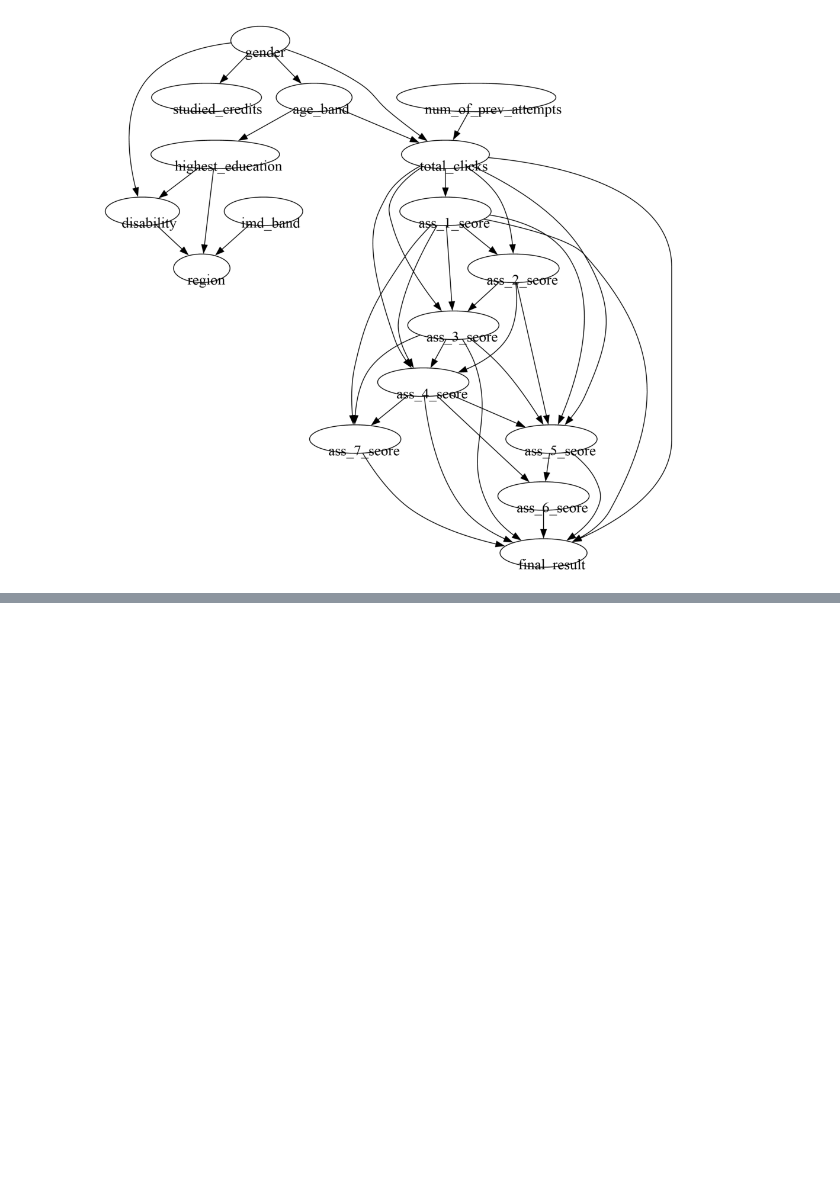
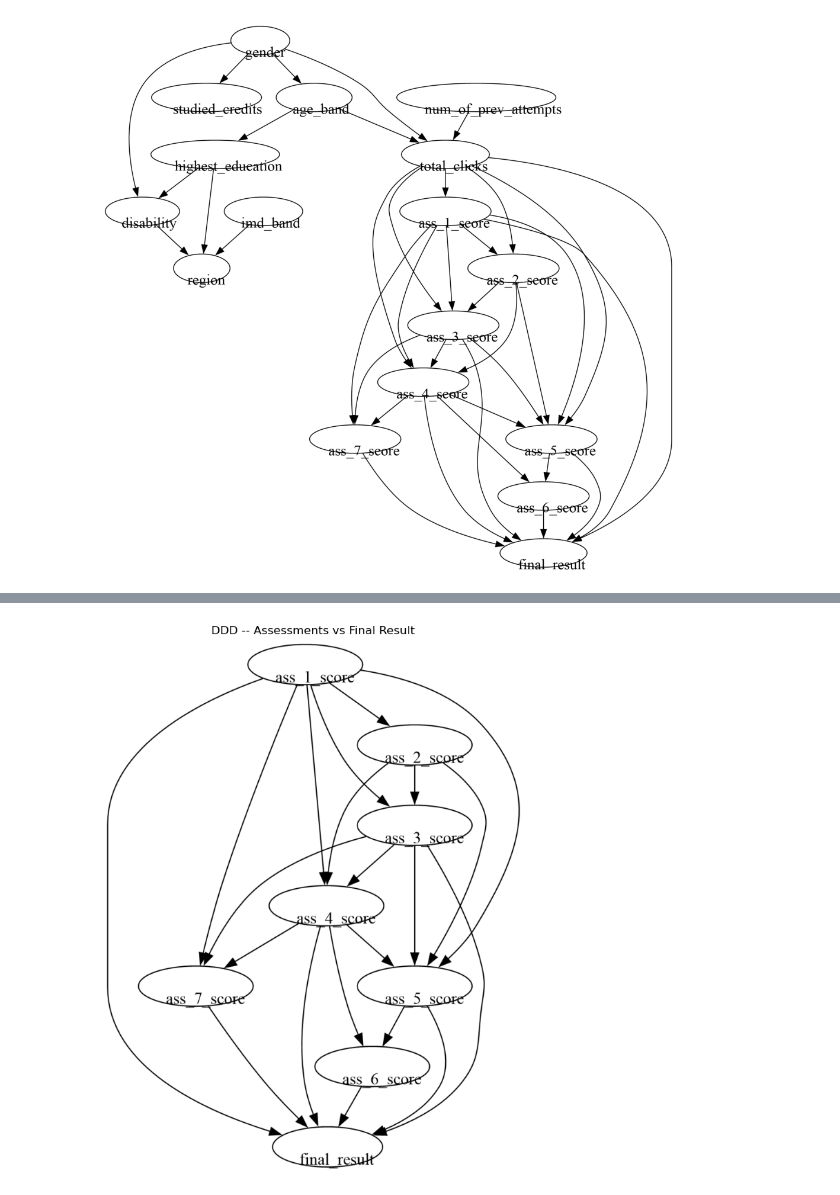
Before and after one commit to dishayayyy/Stage1_RQ1, a Jupyter notebook: DDD_PC.ipynb, the cells around one changed output, grey strips where cells are left out. Saved outputs shown, nothing was run; the diff lists cells and outputs as text; code cells hidden in the pictures; blank space fills up the shorter version.

```diff
--- a/DDD_PC.ipynb
+++ b/DDD_PC.ipynb
@@ -275,0 +443,12 @@ plt.show()
+# %%
+ass_cols_ddd = [f'ass_{i}_score' for i in range(1, 8)]
+
+df[ass_cols_ddd] = df[ass_cols_ddd].fillna(-1)
+
+dag2_data_ddd = df[ass_cols_ddd + ['final_result']].copy()
+
+for col in ass_cols_ddd:
+    dag2_data_ddd[col] = pd.qcut(dag2_data_ddd[col], q=4, labels=False, duplicates='drop')
+
+print(dag2_data_ddd.shape)
+print(dag2_data_ddd.nunique())
@@ -275,0 +494,6 @@ plt.show()
+# %%
+data2_ddd = dag2_data_ddd.to_numpy()
+
+cg2_ddd = pc(data2_ddd, alpha=0.05, indep_test='gsq', background_knowledge=bk2_ddd, node_names=node_names_dag2_ddd)
+
+print("Number of edges:", cg2_ddd.G.get_num_edges())
@@ -275,0 +527,21 @@ plt.show()
+# %%
+pyd2_ddd = GraphUtils.to_pydot(cg2_ddd.G, labels=node_names_dag2_ddd)
+
+for node in pyd2_ddd.get_nodes():
+    node.set_fontsize('11')
+    node.set_fixedsize('false')
+    node.set_margin('0.15,0.08')
+
+png_bytes2_ddd = pyd2_ddd.create_png(prog=dot_path)
+
+with open(r"C:\Users\Disha Sharma\Desktop\Paper_1\ModuleWise\DDD_DAG2_assessments_vs_finalresult.png", "wb") as f:
+    f.write(png_bytes2_ddd)
+
+img2_ddd = mpimg.imread(io.BytesIO(png_bytes2_ddd), format='png')
+plt.figure(figsize=(12, 10))
+plt.imshow(img2_ddd)
+plt.axis('off')
+plt.title("DDD -- Assessments vs Final Result")
+plt.show()
+# %% [output]
+[figure, added]
```
Also changed, not shown: parts of 23 cells of this notebook, 6 other files.
